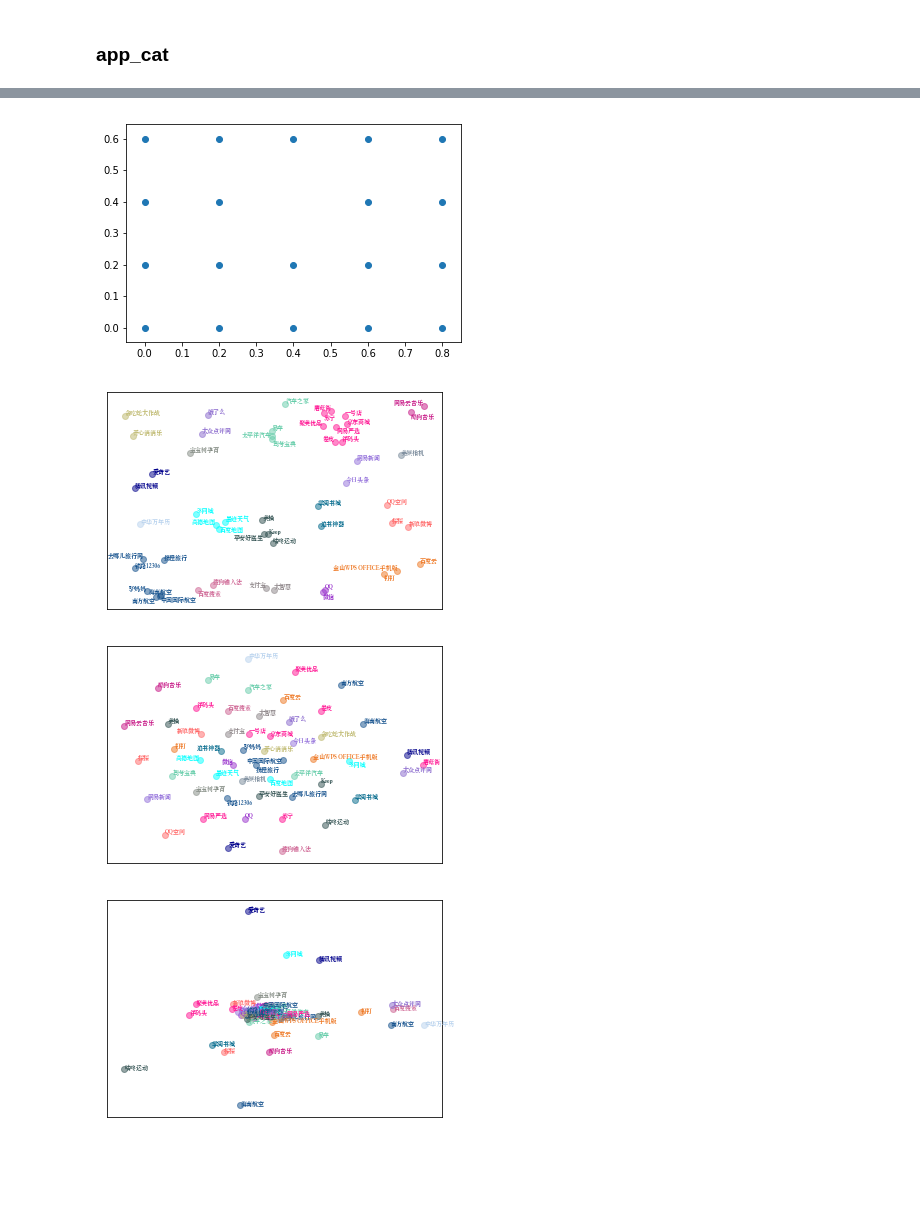
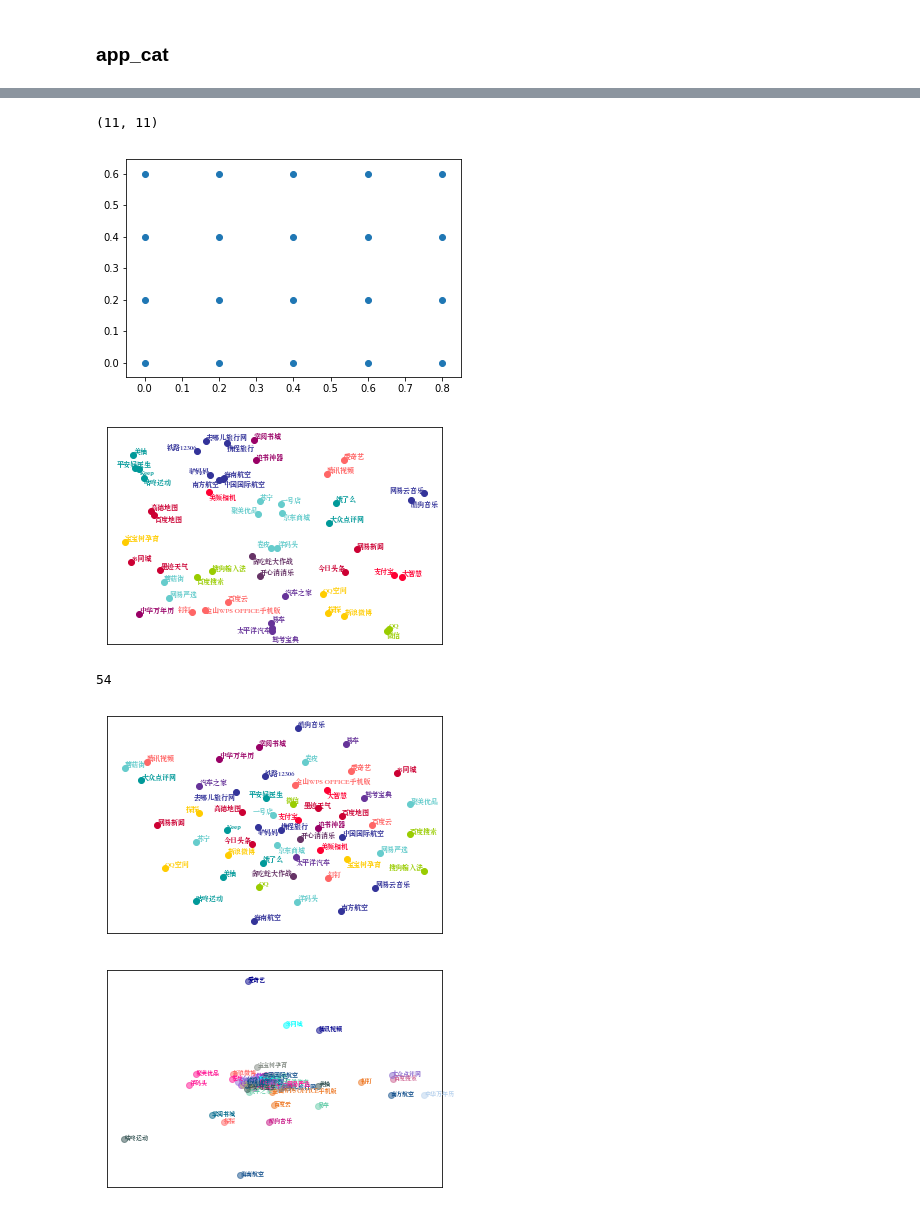
Before and after one commit to chenhui-bupt/user_app2vec, a Jupyter notebook: visualization/visual.ipynb, the cells around one changed output, grey strips where cells are left out. Cells and saved outputs as stored; diff of their text form; code cells hidden in the pictures; blank space fills up the shorter version.

```diff
--- a/visualization/visual.ipynb
+++ b/visualization/visual.ipynb
@@ -110,0 +167,10 @@ def get_color(app):
+# %%
+ori_color = ['#990066', '#FFCC00','#CC0033', '#009999','#FF6666','#99CC00','#FF0033','#333399','#663399','#663366','#66CCCC']
+len(ori_color), len(set(ori_color))
+# %% [output]
+(11, 11)
+# %%
+i = 0
+for k in sorted(colorMap.keys()):
+    colorMap[k] = ori_color[i % len(ori_color)]
+    i += 1
@@ -111,6 +180,6 @@ def get_color(app):
 # %%
 from matplotlib.font_manager import FontProperties
-font=FontProperties(fname='/Library/Fonts/Songti.ttc', size=6)
+font=FontProperties(fname='/Library/Fonts/Songti.ttc', size=7)
 # %%
 anchor = np.random.uniform(size=(19,2))
 anchor = []
@@ -118,39 +187,52 @@ for i in np.arange(5):
     for j in np.arange(4):
         anchor.append([i, j])
 anchor = np.array(anchor) * 0.2
-anchor = anchor[np.random.choice(20, 19, replace=False)]
+#anchor = anchor[np.random.choice(20, 19, replace=False)]
 fig = plt.figure()
 plt.scatter(anchor[:,0], anchor[:, 1])
 plt.show()
 # %% [output]
-[figure, old version]
+[figure, new version]
 # %%
+index_dict = {}
 from adjustText import adjust_text
-cat = sorted(set(app2cat.values()))
+cat = sorted(set(app2cat.values()))  # 排序重要，使得名称接近的App类型锚点接近
 cat2id = dict(zip(cat, range(19)))
 appid2catid = {}
 for appid, app in id2node.items():
     appid2catid[appid] = cat2id[app2cat[app]]
 fig = plt.figure()
 data = PCA(n_components=3).fit_transform(hin2vec_embeddings)
 xmin,xmax = data.min(),data.max()
 data = (data-xmin)/(xmax-xmin)
 texts = []
 for i in range(data.shape[0]):
     color = get_color(id2node[i])
     if color:
         x = data[i, 2] + anchor[appid2catid[i], 0]
         y = data[i, 1] + anchor[appid2catid[i], 1]
-        plt.scatter(x, y, alpha=0.5, color=color)
+        if i in (30, 44): # 蘑菇街，网易严选
+            x -= 0.32
+            y -= 0.32
+        if i in (23, 38): # 墨迹天气，58同城
+            y -= 0.24
+        if i in (48, 49): # 洋码头，卷皮
+            y -= 0.07
+        index_dict[i] = (x, y)
+        plt.scatter(x, y, color=color)
         texts.append(plt.text(x, y, str(id2node[i]), fontproperties=font, color=color))
 adjust_text(texts, only_move={'points':'y', 'text':'y'})
 plt.xticks([])
 plt.yticks([])
-plt.savefig('./output/hin2vec.jpg', dpi=400)
+plt.savefig('./output/new/hin2vec.jpg', dpi=400, bbox_inches='tight')
 plt.show()
-!open output/hin2vec.jpg
+!open output/new/hin2vec.jpg
 # %% [output]
-[figure, old version]
+[figure, new version]
+# %%
+len(index_dict)
+# %% [output]
+54
 # %%
 fig = plt.figure()
 data = TSNE(n_components=2).fit_transform(deepwalk_embeddings)
@@ -162,16 +244,16 @@ for i in range(data.shape[0]):
     if color:
         x = data[i, 0]
         y = data[i, 1]
-        plt.scatter(x, y, alpha=0.5, color=color)
+        plt.scatter(x, y, color=color)
         texts.append(plt.text(x, y, str(id2node[i]), fontproperties=font, color=color))
 adjust_text(texts, only_move={'points':'y', 'text':'y'})
 plt.xticks([])
 plt.yticks([])
-plt.savefig('./output/deepwalk.jpg', dpi=400)
+plt.savefig('./output/new/deepwalk.jpg', dpi=400, bbox_inches='tight')
 plt.show()
-!open output/deepwalk.jpg
+!open output/new/deepwalk.jpg
 # %% [output]
-[figure, old version]
+[figure, new version]
 # %%
 def reduction_and_plot(model, data, file):
 #     xmin, xmax = np.min(data, axis=0, keepdims=True), np.max(data, axis=0, keepdims=True)
```
Also changed, not shown: parts of 11 cells of this notebook, 3 other files.
